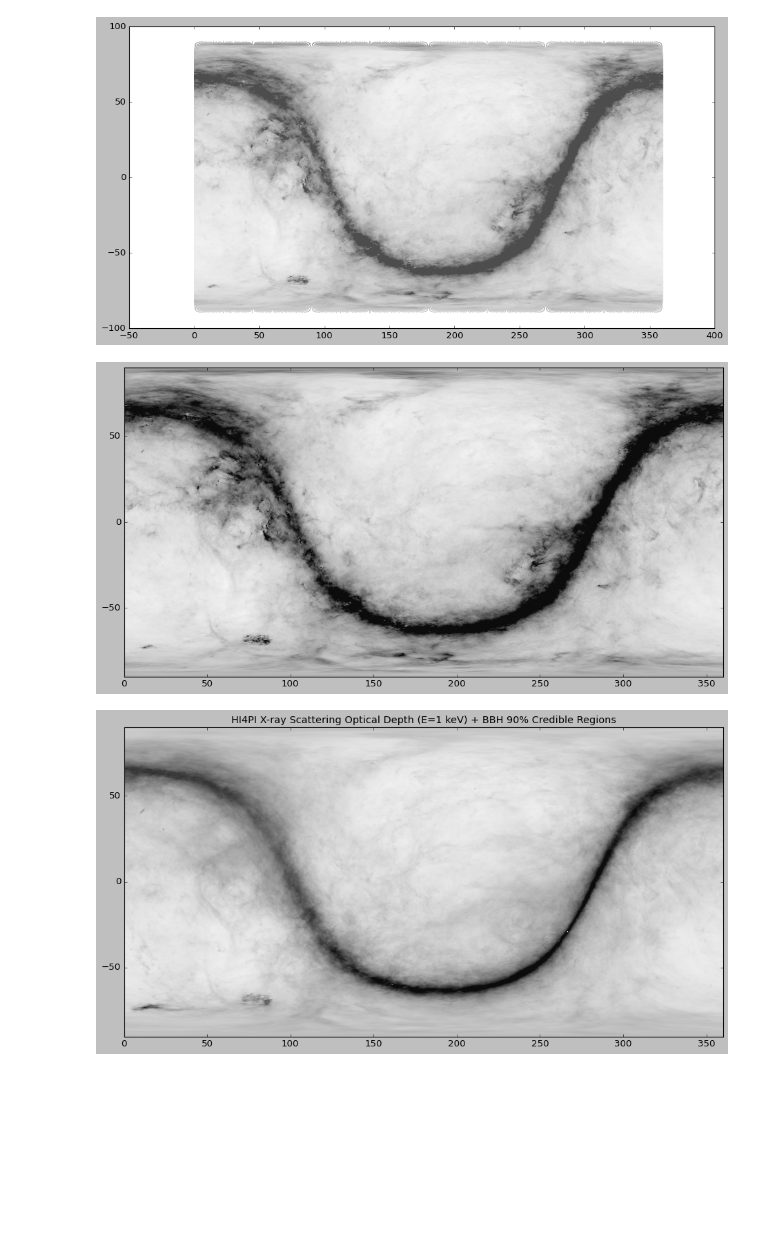
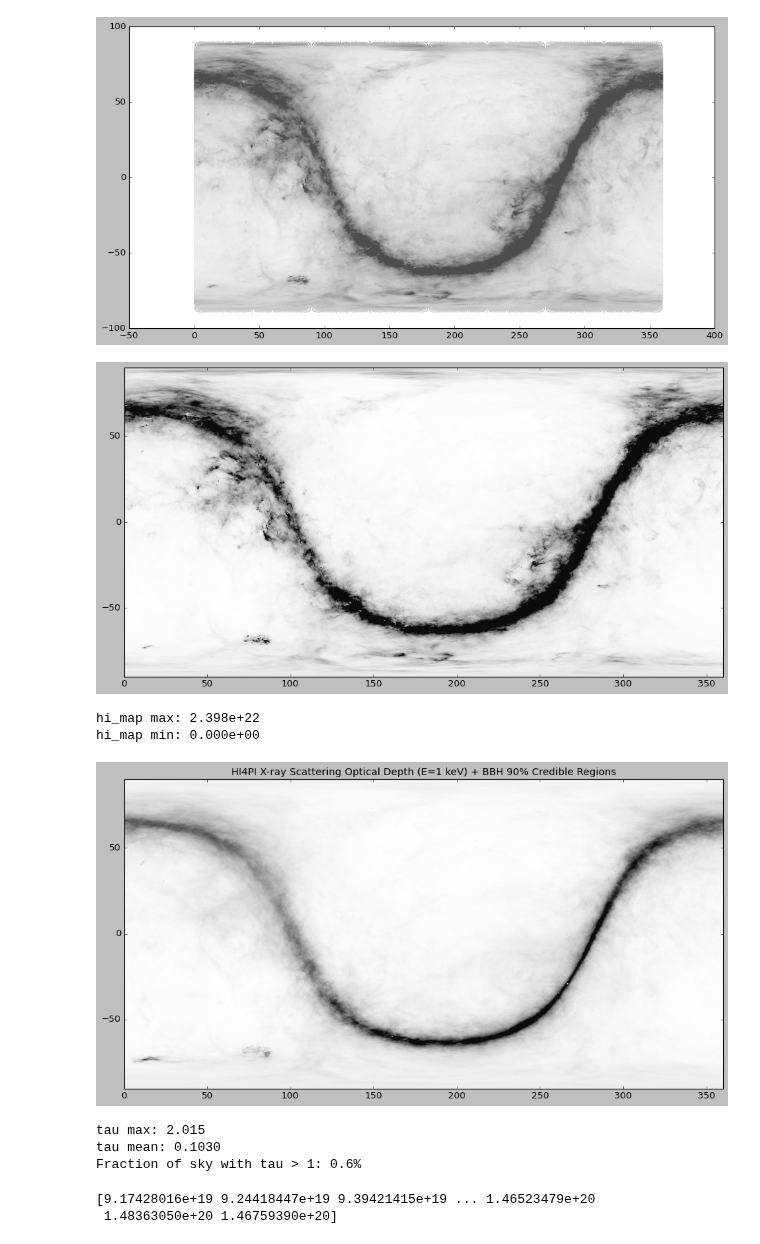
Before and after one commit to ZoeyZhu2/BBH-Visualization, a Jupyter notebook: bbh_visualization.ipynb, the cells around one changed output. Drawn from its saved outputs; the diff is of its cells as text; code cells hidden in the pictures; blank space fills up the shorter version.

Commit message:
Updated dust maps
Got rid of sqrt scaling. Fixed formula for tau.

```diff
--- a/bbh_visualization.ipynb
+++ b/bbh_visualization.ipynb
@@ -525,7 +525,7 @@ ebv = sfd(coords).reshape(700, 1400)  #reshape from 1D list back to 2D grid
 
 # Normalize to grayscale
 ebv_clipped = np.clip(ebv, 0, 1.5) #cap at 1.5 because anything above is also very dusty
-gray_grid = 1.0 - 0.95 * (ebv_clipped / 1.5) ** 0.5  # white=low dust, dark=high dust
+gray_grid = 1.0 - 0.95 * (ebv_clipped / 1.5) #** 0.5  # white=low dust, dark=high dust
 #ebv_clipped / 1.5 -> 0 to 1 range
 #** 0.5 square root stretch (so low dust values higher contrast)
 #0.95 to prevent pure black
@@ -540,7 +540,7 @@ ax.set_xlim(0, 360)
 ax.set_ylim(-90, 90)
 plt.show()
 # %% [output]
-[figure, old version]
+[figure, new version]
 # %%
 # Cell 13: HI4PI column density → X-ray scattering optical depth
 #HEALPix data → regular grid → matplotlib imshow → overlay BBH scatter on top
@@ -605,12 +605,17 @@ plt.show()
 #Load and regrade HI4PI map, which gives column densities
 with fits.open("NHI_HPX.fits") as hdul: #with to close file when done
     data = hdul[1].data #hdul[1] is actual data table
-    hpx_index = data['HPXINDEX'] #healpy pixel index
+    hpx_index = data['HPXINDEX'].astype(int) #healpy pixel index
     nhi_values = data['NHI']
 
 npix_hi  = hp.nside2npix(target_nside)
 hi_map   = np.zeros(npix_hi) #creating empty healPix array
 hi_map[hpx_index] = nhi_values #filling array with col densities by linking densities to each pixel like in the og file
+hi_map  = np.clip(hi_map, 0, None)  # remove unphysical negatives
+
+# Sanity check before tau
+print(f"hi_map max: {hi_map.max():.3e}")
+print(f"hi_map min: {hi_map.min():.3e}")
 
 # All three are at reference values so all three terms = 1
 a  = 0.1
@@ -618,7 +623,7 @@ rho_grain = 3.0
 E_keV = 1.0
 
 #a numpy array built off of hi_map's col density values
-tau_scattering = 8.4e-23 * hi_map * a/1.0 * rho_grain/3 * (E_keV ** -1)
+tau_scattering = 8.4e-23 * hi_map * a/0.1 * rho_grain/3 * (E_keV ** -1)
 
 #healpy uses (theta, phi)
 #HI4PI is stored in galactic (l, b)
@@ -639,32 +644,55 @@ coords_grid = SkyCoord( #create an astropy coordinate object
 #converting the coordinates I need to galactic
 l_grid = coords_grid.galactic.l.deg.reshape(700, 1400)  # reshape to 2D
 b_grid = coords_grid.galactic.b.deg.reshape(700, 1400)  # reshape to 2D
 
 #converting to theta/phi for healpy. Putting the right coordinates in the right pixels?
 theta_grid = np.radians(90 - b_grid)  # convert dec_grid to healpy theta
 phi_grid   = np.radians(l_grid)        # convert ra_grid to healpy phi
 
 #find pixel value
 pix_idx  = hp.ang2pix(target_nside, theta_grid, phi_grid)  #returns galactic pixel index from the value according to target_nside!
 tau_grid = tau_scattering[pix_idx]  # look up tau value at each grid point. Happens that target_nside = native file nside so we good!
 
 # Normalize to grayscale
 #cutting out top 0.5% to maintain some contrast in the gray
 tau_clipped  = np.clip(tau_grid, 0, np.percentile(tau_grid, 99.5))
 tau_clipped -= tau_clipped.min()
 tau_clipped /= tau_clipped.max()
-gray_grid    = 1.0 - 0.95 * np.sqrt(tau_clipped)  # white=low tau, dark=high tau
+gray_grid    = 1.0 - 0.95 * tau_clipped #np.sqrt(tau_clipped)  # white=low tau, dark=high tau
 #square root stretch to increase contrast for low values
 #0.95 so not pure black
 #1- to invert so dense is dark, sparse is light
 
 fig, ax = plt.subplots(figsize=(14, 7))
 ax.imshow(gray_grid, origin='lower', extent=[0, 360, -90, 90],
           cmap='gray', vmin=0, vmax=1, aspect='auto')
 ax.set_xlim(0, 360)
 ax.set_ylim(-90, 90)
 ax.set_title("HI4PI X-ray Scattering Optical Depth (E=1 keV) + BBH 90% Credible Regions", fontsize=13)
 
 plt.show()
 # %% [output]
+hi_map max: 2.398e+22
+hi_map min: 0.000e+00
-[figure, old version]
+[figure, new version]
+# %%
+print(f"tau max: {tau_scattering.max():.3f}")
+print(f"tau mean: {tau_scattering.mean():.4f}")
+print(f"Fraction of sky with tau > 1: {(tau_scattering > 1).mean() * 100:.1f}%")
+# %% [output]
+tau max: 2.015
+tau mean: 0.1030
+Fraction of sky with tau > 1: 0.6%
+# %%
+#debugging
+from astropy.io import fits
+
+with fits.open("NHI_HPX.fits") as hdul:
+    data = hdul[1].data
+    hpx_index = data['HPXINDEX']  # pixel indices
+    nhi_values = data['NHI']       # column density values
+
+print(nhi_values)
+# %% [output]
+[9.17428016e+19 9.24418447e+19 9.39421415e+19 ... 1.46523479e+20
+ 1.48363050e+20 1.46759390e+20]
```
Also changed, not shown: parts of 2 cells of this notebook.
